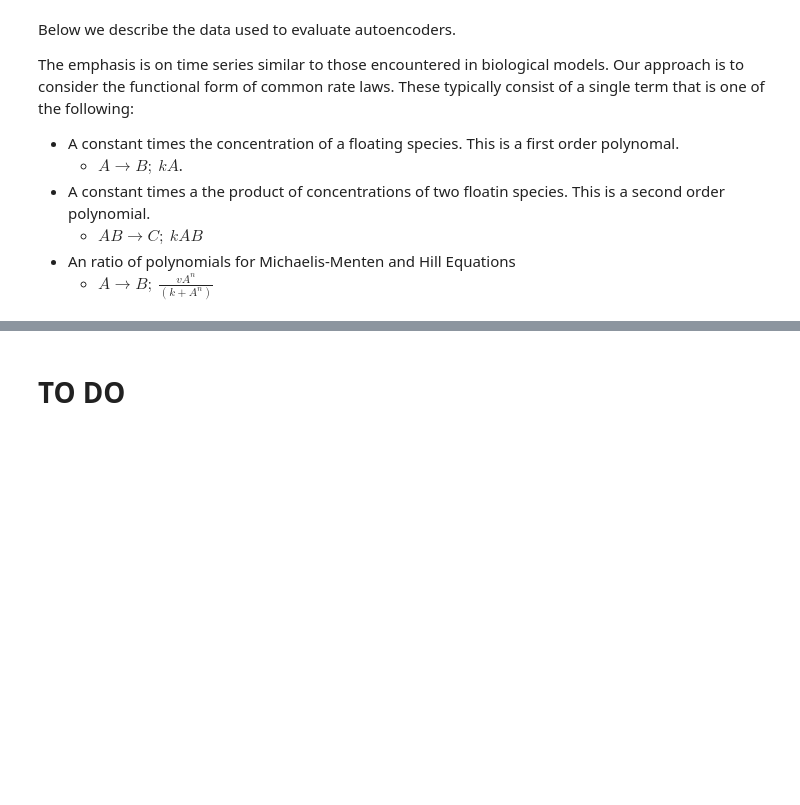
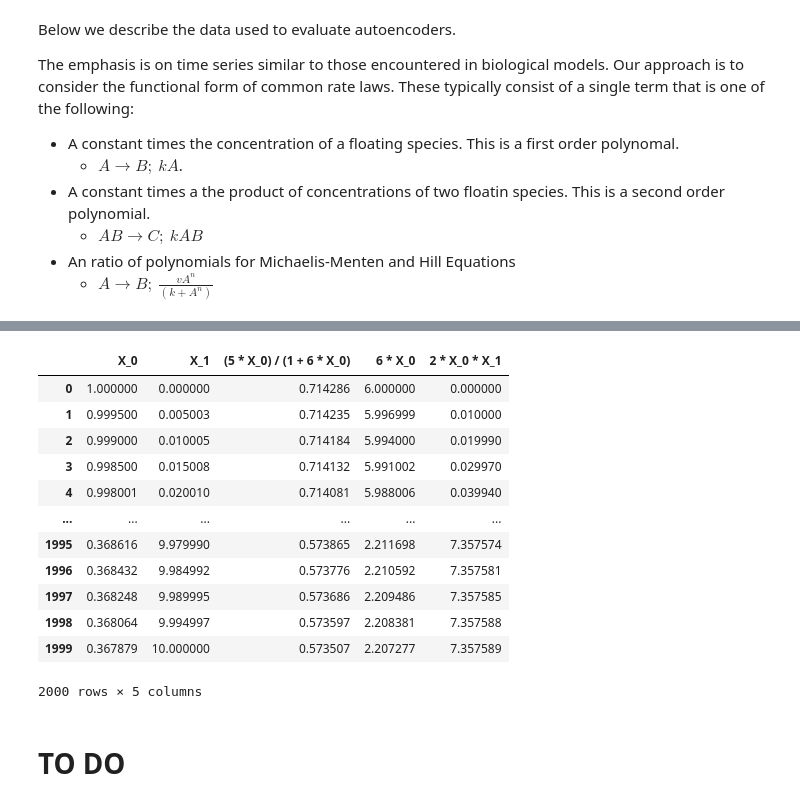
Before and after one commit to ModelEngineering/autoencodersb, a Jupyter notebook: notebooks/evaluating_autoencoders.ipynb, the cells around one changed output, grey strips where cells are left out. Drawn from its saved outputs; the diff is of its cells as text; code cells hidden in the pictures; blank space fills up the shorter version.

```diff
--- a/notebooks/evaluating_autoencoders.ipynb
+++ b/notebooks/evaluating_autoencoders.ipynb
@@ -41,3 +60,19 @@ We consider tree different time series for the floating species in a rate law
+# %%
+GENERATOR.data_df
+# %% [output]
+|  | X_0 | X_1 | (5 * X_0) / (1 + 6 * X_0) | 6 * X_0 | 2 * X_0 * X_1 |
+| 0 | 1.000000 | 0.000000 | 0.714286 | 6.000000 | 0.000000 |
+| 1 | 0.999500 | 0.005003 | 0.714235 | 5.996999 | 0.010000 |
+| 2 | 0.999000 | 0.010005 | 0.714184 | 5.994000 | 0.019990 |
+| 3 | 0.998500 | 0.015008 | 0.714132 | 5.991002 | 0.029970 |
+| 4 | 0.998001 | 0.020010 | 0.714081 | 5.988006 | 0.039940 |
+| ... | ... | ... | ... | ... | ... |
+| 1995 | 0.368616 | 9.979990 | 0.573865 | 2.211698 | 7.357574 |
+| 1996 | 0.368432 | 9.984992 | 0.573776 | 2.210592 | 7.357581 |
+| 1997 | 0.368248 | 9.989995 | 0.573686 | 2.209486 | 7.357585 |
+| 1998 | 0.368064 | 9.994997 | 0.573597 | 2.208381 | 7.357588 |
+| 1999 | 0.367879 | 10.000000 | 0.573507 | 2.207277 | 7.357589 |
+2000 rows × 5 columns
 # %% [markdown]
 # TO DO
 # %% [markdown]
```
Also changed, not shown: parts of 3 cells of this notebook, 9 other files.
